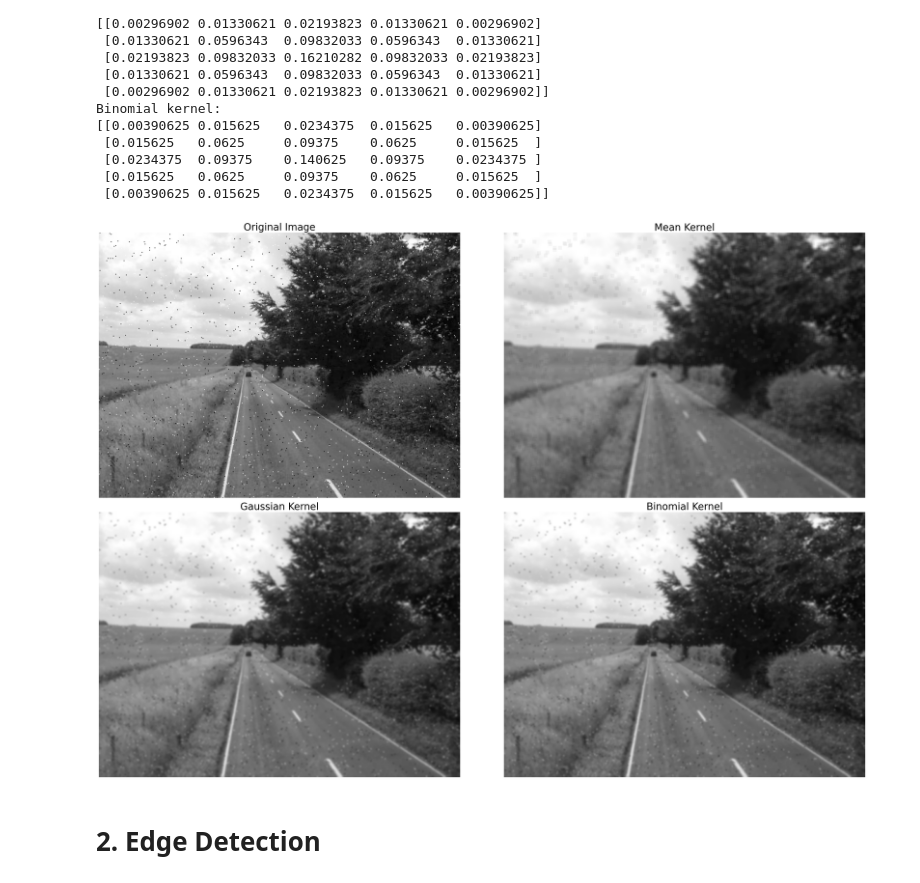
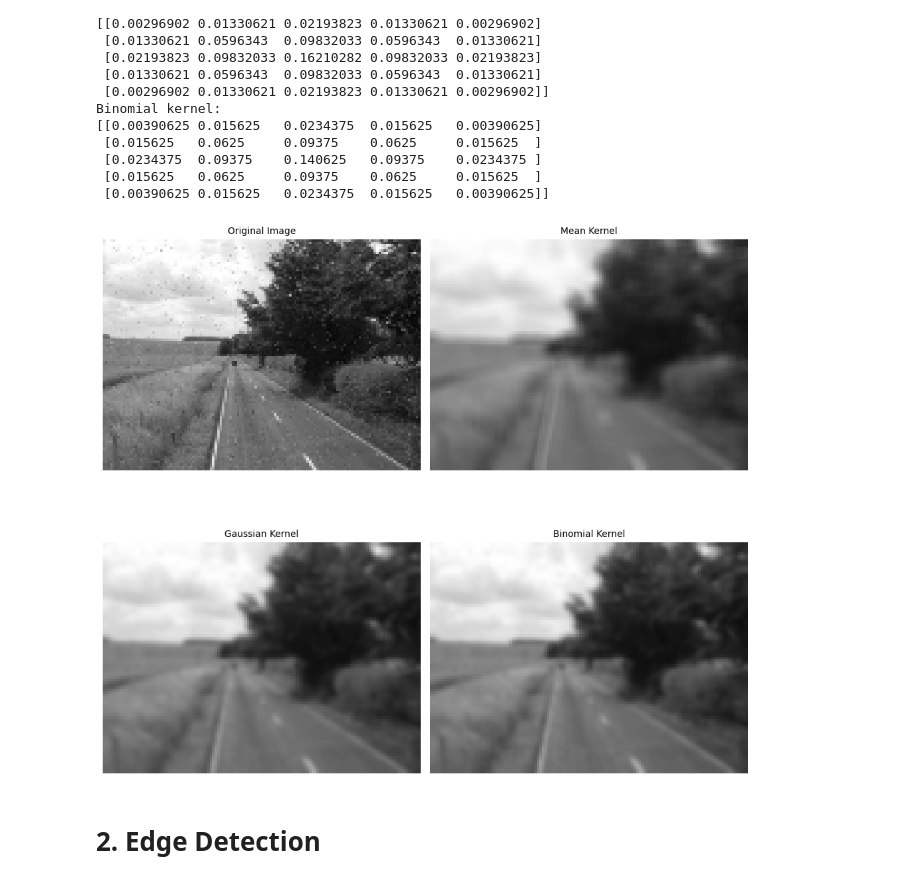
Before and after one commit to chFleschutz/computer-vision, a Jupyter notebook: Exercise01/exercise01.ipynb, the cells around one changed output. Cells and saved outputs as stored; diff of their text form; code cells hidden in the pictures.

```diff
--- a/Exercise01/exercise01.ipynb
+++ b/Exercise01/exercise01.ipynb
@@ -6,8 +6,9 @@ import numpy as np
 import matplotlib.pyplot as plt
 
 image_path = 'roadSaP.png'
-image = cv2.imread(image_path)
-image = cv2.cvtColor(image, cv2.COLOR_BGR2RGB)
+road_image = cv2.imread(image_path)
+road_image = cv2.resize(road_image, (128, 93))
+road_image = cv2.cvtColor(road_image, cv2.COLOR_BGR2RGB)
 # %%
 from scipy import signal
 from scipy.special import comb
@@ -53,31 +54,31 @@ Binomial kernel:
  [0.015625   0.0625     0.09375    0.0625     0.015625  ]
  [0.00390625 0.015625   0.0234375  0.015625   0.00390625]]
 # %%
-mean_image = cv2.filter2D(image, -1, mean_kernel)
-binomial_image = cv2.filter2D(image, -1, gaussian_kernel)
-gaussian_image = cv2.filter2D(image, -1, binomial_kernel)
+mean_image = cv2.filter2D(road_image, -1, mean_kernel)
+binomial_image = cv2.filter2D(road_image, -1, gaussian_kernel)
+gaussian_image = cv2.filter2D(road_image, -1, binomial_kernel)
 # %%
-plt.figure(figsize=(30, 20))
+plt.figure(figsize=(10, 10))
 plt.subplot(2, 2, 1)
-plt.title('Original Image', fontsize=25)
-plt.imshow(image)
+plt.title('Original Image', fontsize=10)
+plt.imshow(road_image)
 plt.axis('off')
 plt.subplot(2, 2, 2)
-plt.title('Mean Kernel', fontsize=25)
+plt.title('Mean Kernel', fontsize=10)
 plt.imshow(mean_image)
 plt.axis('off')
 plt.subplot(2, 2, 3)
-plt.title('Gaussian Kernel', fontsize=25)
+plt.title('Gaussian Kernel', fontsize=10)
 plt.imshow(gaussian_image)
 plt.axis('off')
 plt.subplot(2, 2, 4)
-plt.title('Binomial Kernel', fontsize=25)
+plt.title('Binomial Kernel', fontsize=10)
 plt.imshow(binomial_image)
 plt.axis('off')
 plt.tight_layout()
 plt.show()
 # %% [output]
-[figure, old version]
+[figure, new version]
 # %% [markdown]
 # 2. Edge Detection
 # %%
```
Also changed, not shown: parts of 3 cells of this notebook, 1 other file.
